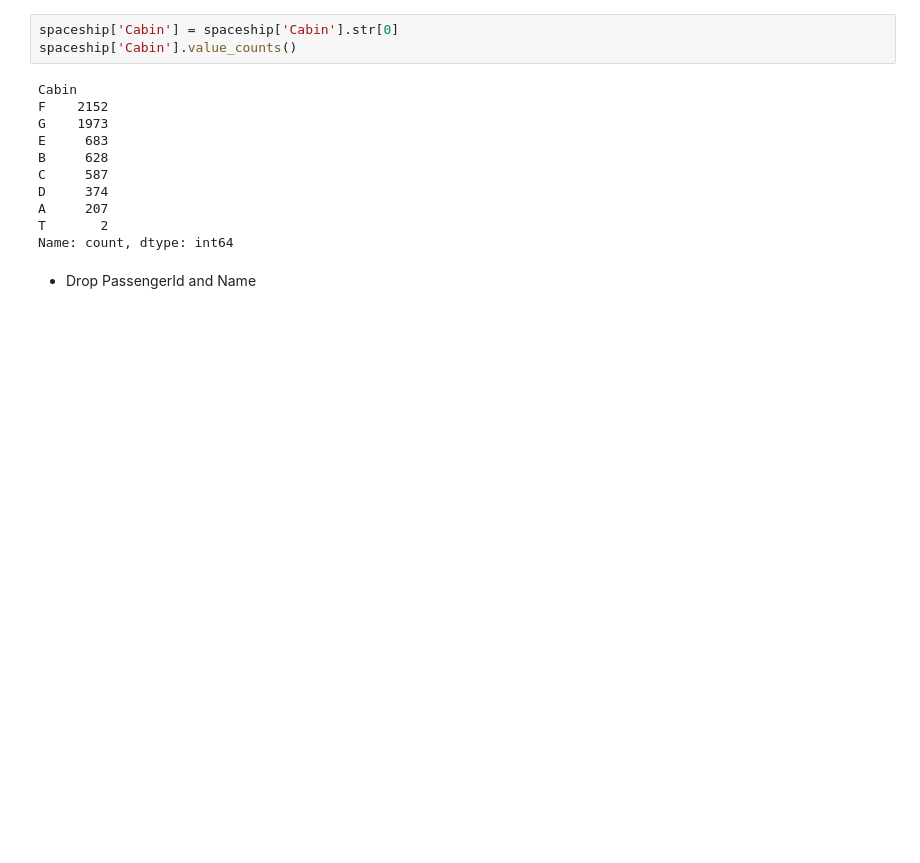
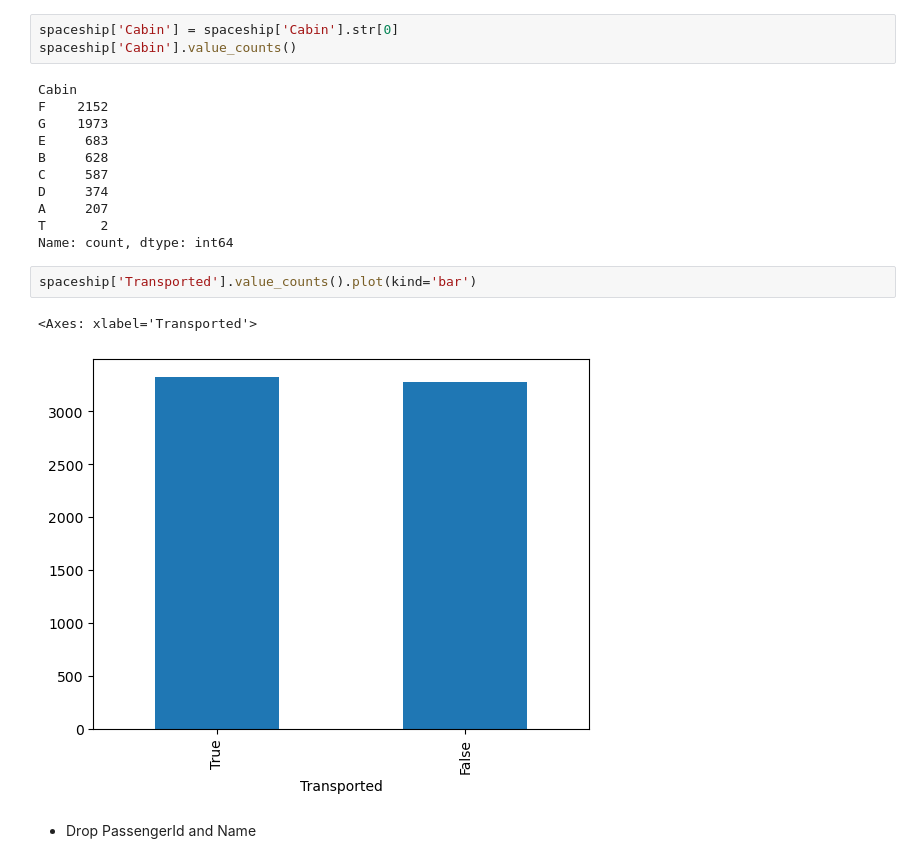
Before and after one commit to eliomartinezcastano-stack/lab-feature-engineering, a Jupyter notebook: lab-feature_eng.ipynb, the cells around one changed output. Saved outputs shown, nothing was run; the diff lists cells and outputs as text; blank space fills up the shorter version.

```diff
--- a/lab-feature_eng.ipynb
+++ b/lab-feature_eng.ipynb
@@ -101,6 +101,11 @@ D     374
 A     207
 T       2
 Name: count, dtype: int64
+# %%
+spaceship['Transported'].value_counts().plot(kind='bar')
+# %% [output]
+<Axes: xlabel='Transported'>
+[figure, added]
 # %% [markdown]
 - Drop PassengerId and Name
 # %%
```
